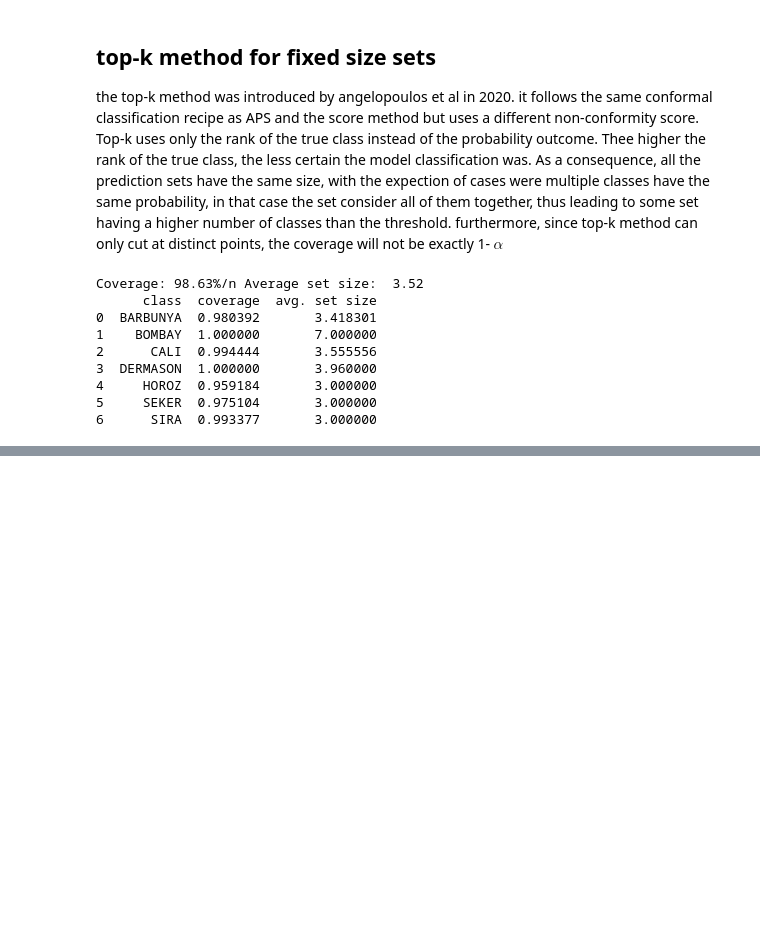
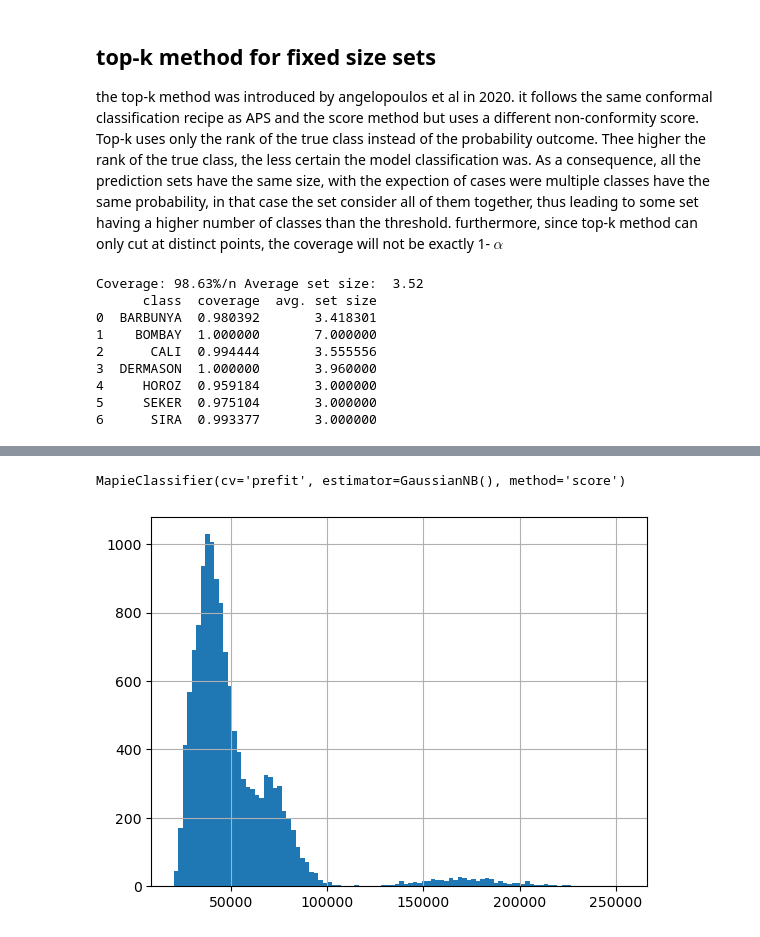
Before and after one commit to Rockdeldiablo/conform, a Jupyter notebook: conformal.ipynb, the cells around one changed output, grey strips where cells are left out. Saved outputs shown, nothing was run; the diff lists cells and outputs as text; code cells hidden in the pictures; blank space fills up the shorter version.

Commit message:
group-conformal prediction

```diff
--- a/conformal.ipynb
+++ b/conformal.ipynb
@@ -323,0 +327,10 @@ Coverage: 98.63%/n Average set size:  3.52
+# %%
+mapie_score= MapieClassifier(model, cv="prefit",method ="raps",random_state=1)
+mapie_score.fit(X_calib,y_calib,size_raps=0.2)## notice the new keyword size_raps
+y_pred, y_set = mapie_score.predict(X_new,alpha=0.05,include_last_label="randomized")
+y_set= np.squeeze(y_set)
+#check convergence
+cov= classification_coverage_score(y_new,y_set)
+setsize= classification_mean_width_score(y_set)
+print(f"Coverage:{cov: .2%}/n Average set size: {setsize: .2f}")
+print(class_wise_performance(y_new,y_set,le.classes_))
@@ -323,0 +352,10 @@ Coverage: 98.63%/n Average set size:  3.52
+# %%
+X.Area.hist(bins=100)
+small_bean_index= X_calib.Area<70000
+X_calib_group= X_calib[small_bean_index]
+y_calib_group= y_calib[small_bean_index]
+mapie_group= MapieClassifier(model,cv="prefit",method="score")
+mapie_group.fit(X_calib_group,y_calib_group)
+# %% [output]
+MapieClassifier(cv='prefit', estimator=GaussianNB(), method='score')
+[figure, added]
```
Also changed, not shown: parts of 4 cells of this notebook.
